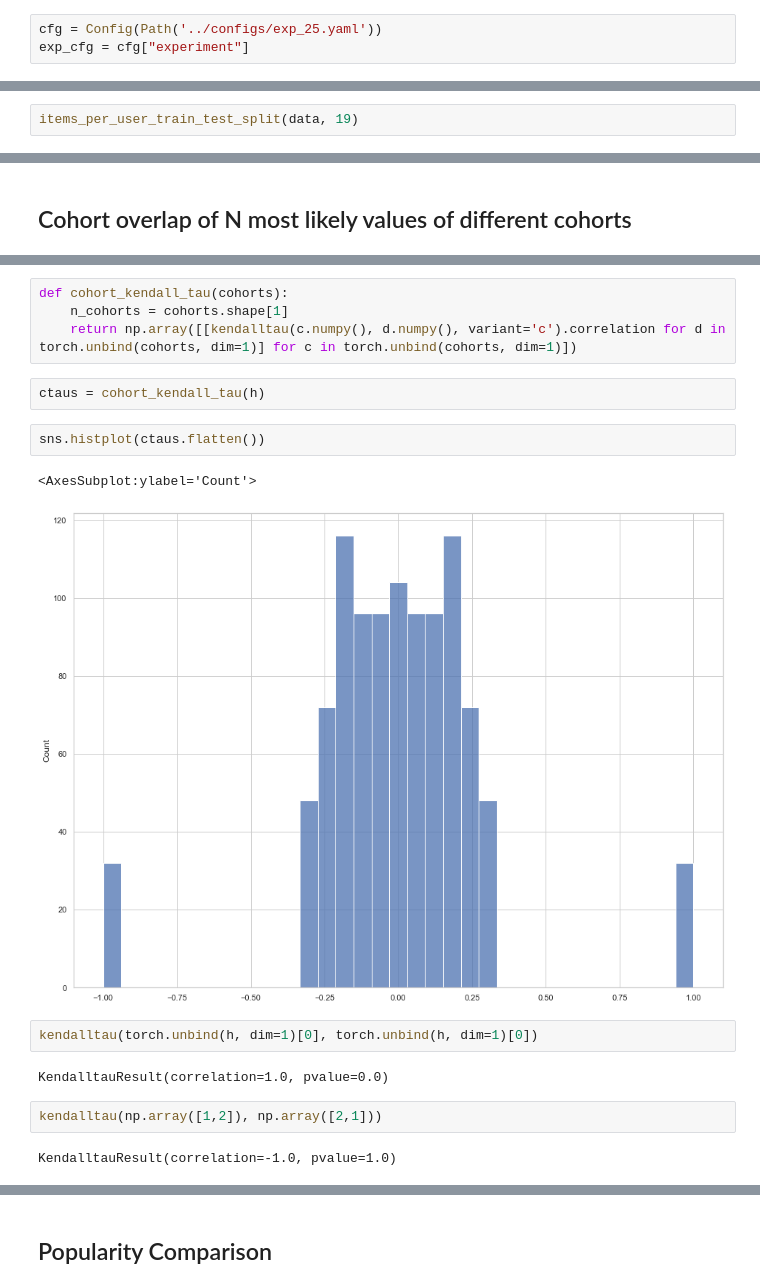
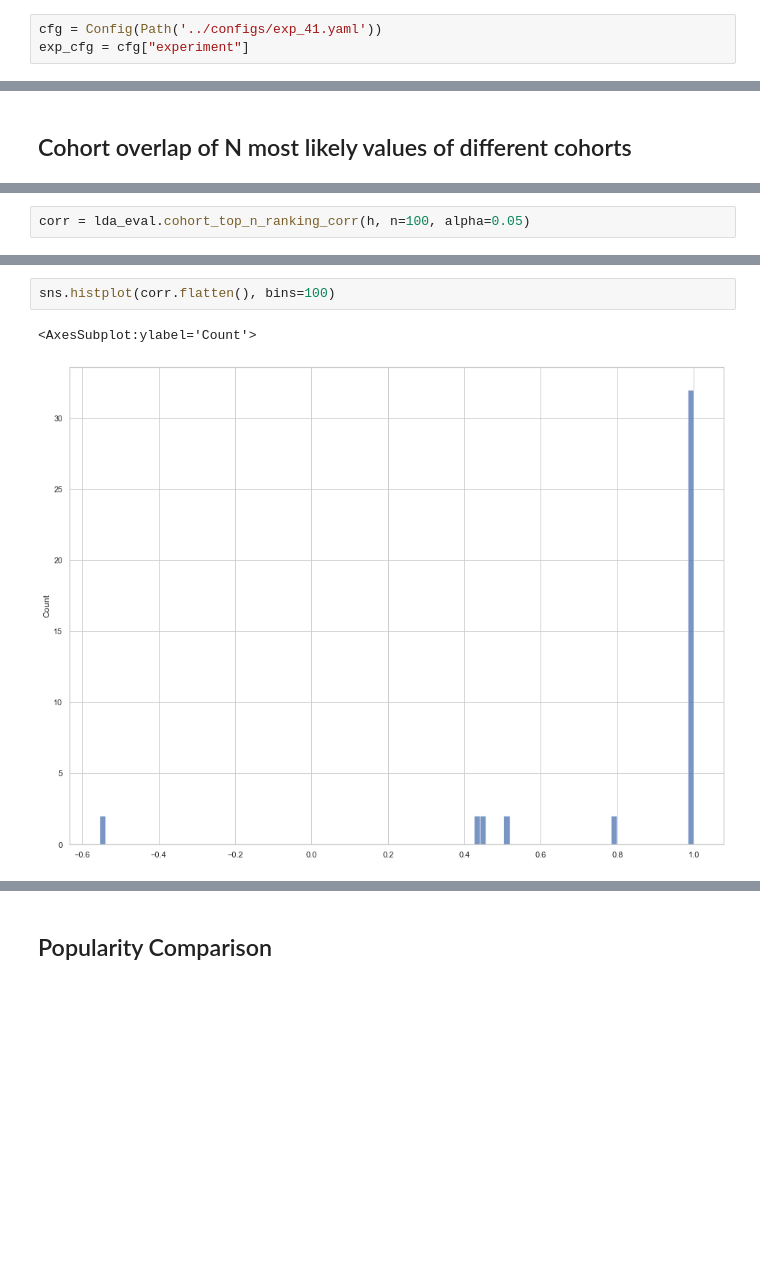
Before and after one commit to FlorianWilhelm/lda4rec, a Jupyter notebook: notebooks/04-interpretation.ipynb, the cells around one changed output, grey strips where cells are left out. Drawn from its saved outputs; the diff is of its cells as text; blank space fills up the shorter version.

```diff
--- a/notebooks/04-interpretation.ipynb
+++ b/notebooks/04-interpretation.ipynb
@@ -79,5 +79,5 @@ md = MetaData.from_movielens_1m()
 # %%
-cfg = Config(Path('../configs/exp_25.yaml'))
+cfg = Config(Path('../configs/exp_41.yaml'))
 exp_cfg = cfg["experiment"]
 # %%
 exp_cfg
@@ -154,2 +106,0 @@ array([   3,   11,   13,   19,   20,   40,   42,   46,   54,   63,   65,
-# %%
-items_per_user_train_test_split(data, 19)
@@ -198 +120,3 @@ Rank der top N besser.
+# %%
+corr = lda_eval.cohort_top_n_ranking_corr(h, n=100, alpha=0.05)
 # %%
@@ -203,19 +127,5 @@ sns.heatmap(overlap)
-# %%
-def cohort_kendall_tau(cohorts):
-    n_cohorts = cohorts.shape[1]
-    return np.array([[kendalltau(c.numpy(), d.numpy(), variant='c').correlation for d in torch.unbind(cohorts, dim=1)] for c in torch.unbind(cohorts, dim=1)])
-# %%
-ctaus = cohort_kendall_tau(h)
 # %%
-sns.histplot(ctaus.flatten())
+sns.histplot(corr.flatten(), bins=100)
 # %% [output]
 <AxesSubplot:ylabel='Count'>
-[figure, old version]
+[figure, new version]
-# %%
-kendalltau(torch.unbind(h, dim=1)[0], torch.unbind(h, dim=1)[0])
-# %% [output]
-KendalltauResult(correlation=1.0, pvalue=0.0)
-# %%
-kendalltau(np.array([1,2]), np.array([2,1]))
-# %% [output]
-KendalltauResult(correlation=-1.0, pvalue=1.0)
```
Also changed, not shown: parts of 69 cells of this notebook, 3 other files.
